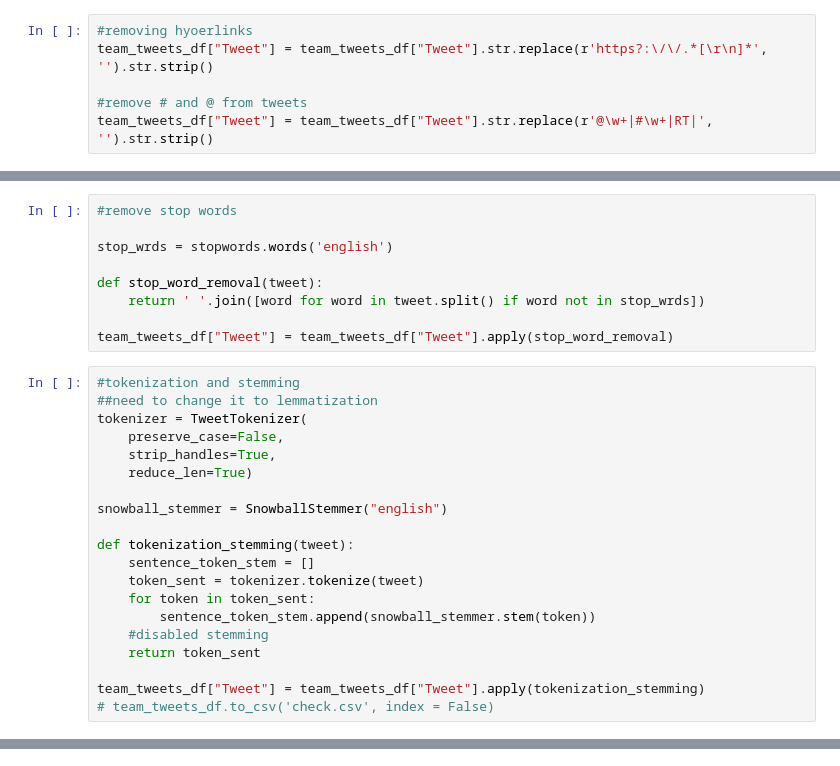
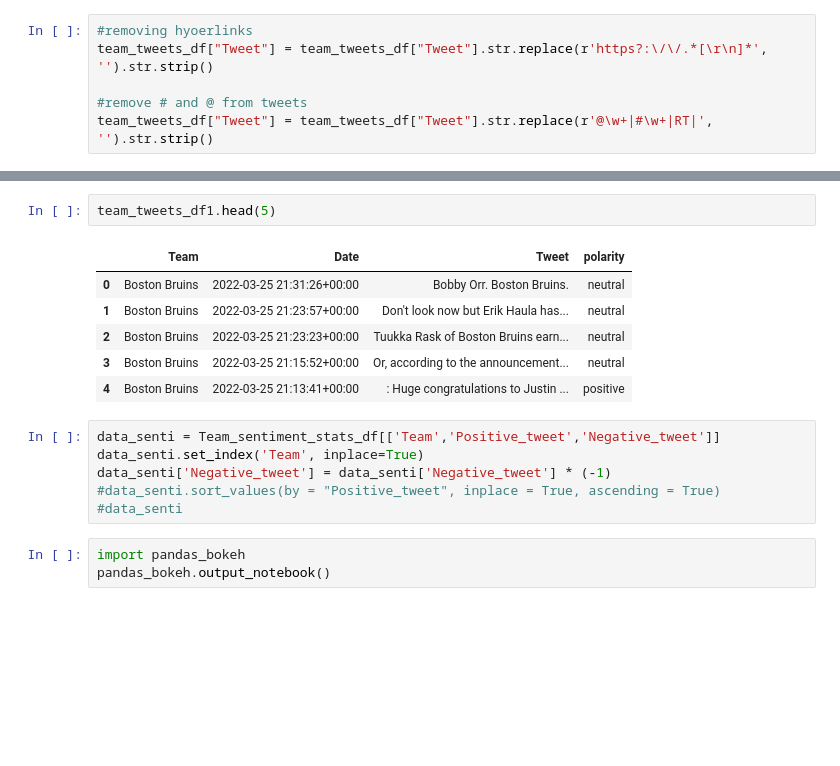
Before and after one commit to aadityapanchal/NHL-Analytics, a Jupyter notebook: Tweet_Sentiment_analysis.ipynb, the cells around one changed output, grey strips where cells are left out. Drawn from its saved outputs; the diff is of its cells as text; blank space fills up the shorter version.

```diff
--- a/Tweet_Sentiment_analysis.ipynb
+++ b/Tweet_Sentiment_analysis.ipynb
@@ -210,29 +135,0 @@ team_tweets_df["Tweet"] = team_tweets_df["Tweet"].str.replace('[{}]'.format(stri
-# %%
-#remove stop words
-
-stop_wrds = stopwords.words('english')
-
-def stop_word_removal(tweet):
-    return ' '.join([word for word in tweet.split() if word not in stop_wrds])
-
-team_tweets_df["Tweet"] = team_tweets_df["Tweet"].apply(stop_word_removal)
-# %%
-#tokenization and stemming
-##need to change it to lemmatization
-tokenizer = TweetTokenizer(
-    preserve_case=False,
-    strip_handles=True,
-    reduce_len=True)
-
-snowball_stemmer = SnowballStemmer("english")
-
-def tokenization_stemming(tweet):
-    sentence_token_stem = []
-    token_sent = tokenizer.tokenize(tweet)
-    for token in token_sent:
-        sentence_token_stem.append(snowball_stemmer.stem(token))
-    #disabled stemming
-    return token_sent
-
-team_tweets_df["Tweet"] = team_tweets_df["Tweet"].apply(tokenization_stemming)
-# team_tweets_df.to_csv('check.csv', index = False)
@@ -397,0 +212,18 @@ plt.title("Segregation of Topic Clusters", )
+# %%
+team_tweets_df1.head(5)
+# %% [output]
+|  | Team | Date | Tweet | polarity |
+| 0 | Boston Bruins | 2022-03-25 21:31:26+00:00 | Bobby Orr. Boston Bruins. | neutral |
+| 1 | Boston Bruins | 2022-03-25 21:23:57+00:00 | Don't look now but Erik Haula has... | neutral |
+| 2 | Boston Bruins | 2022-03-25 21:23:23+00:00 | Tuukka Rask of Boston Bruins earn... | neutral |
+| 3 | Boston Bruins | 2022-03-25 21:15:52+00:00 | Or, according to the announcement... | neutral |
+| 4 | Boston Bruins | 2022-03-25 21:13:41+00:00 | : Huge congratulations to Justin ... | positive |
+# %%
+data_senti = Team_sentiment_stats_df[['Team','Positive_tweet','Negative_tweet']]
+data_senti.set_index('Team', inplace=True)
+data_senti['Negative_tweet'] = data_senti['Negative_tweet'] * (-1)
+#data_senti.sort_values(by = "Positive_tweet", inplace = True, ascending = True)
+#data_senti
+# %%
+import pandas_bokeh
+pandas_bokeh.output_notebook()
```
Also changed, not shown: parts of 56 cells of this notebook, 11 other files.
